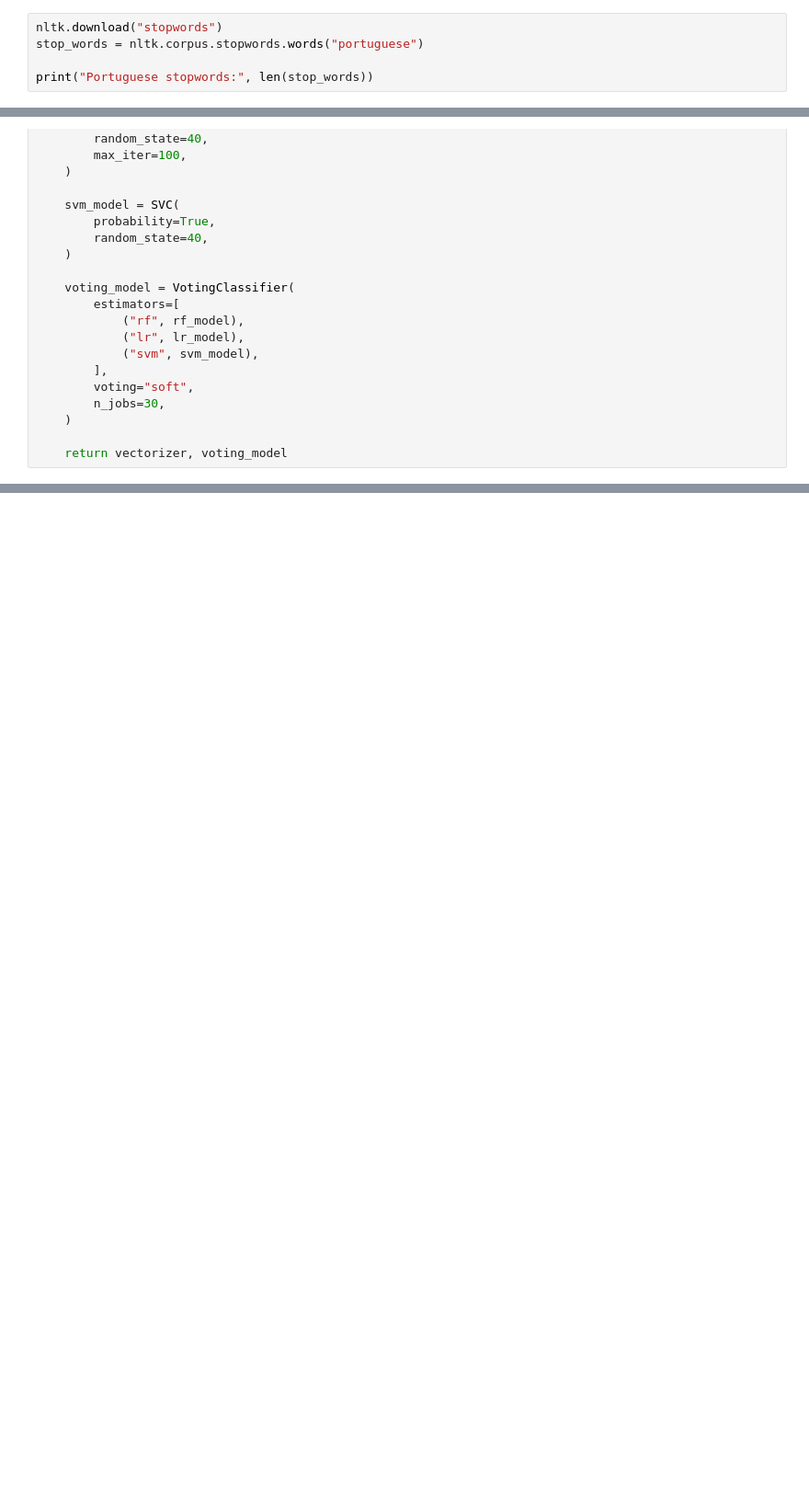
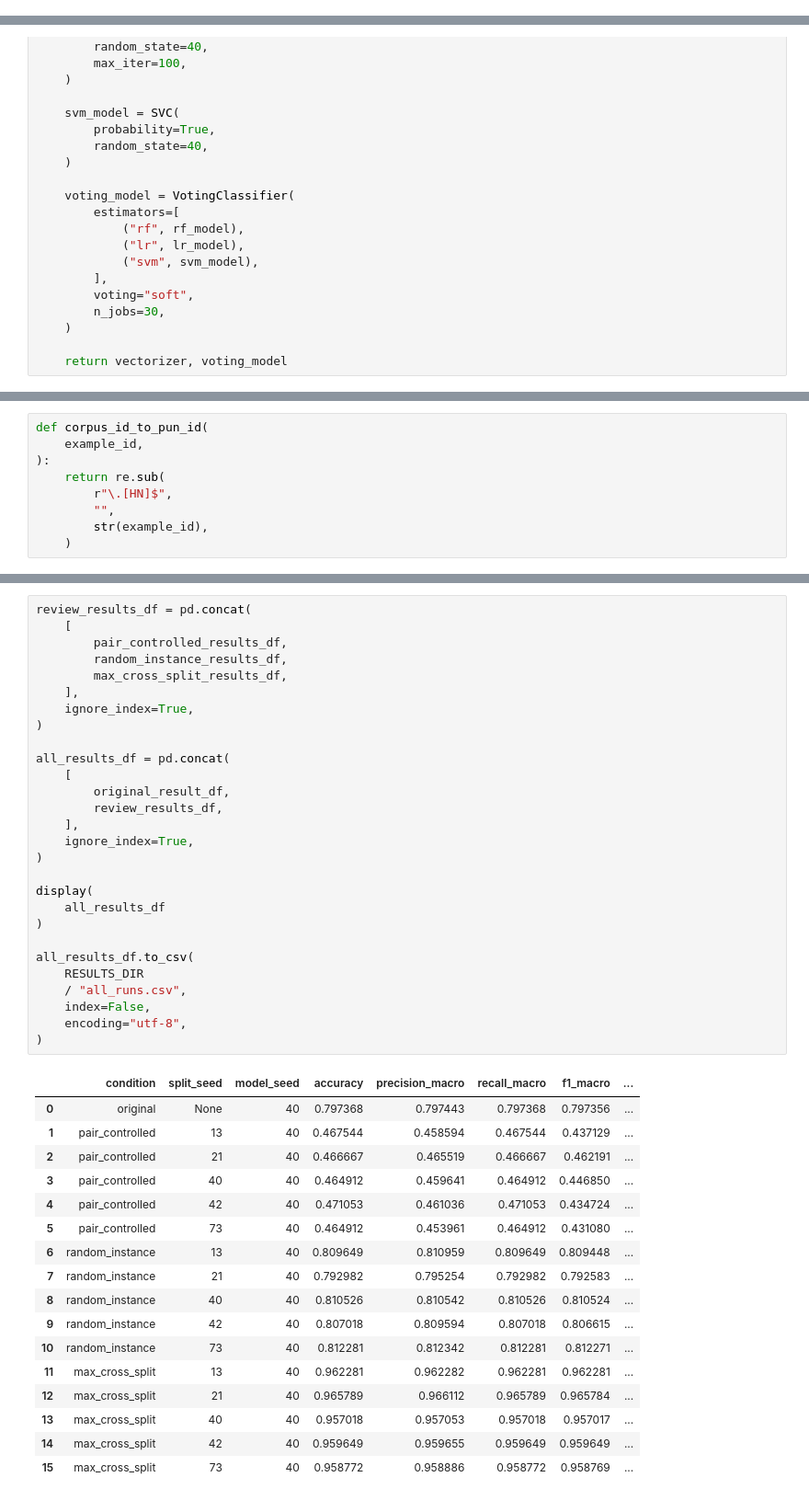
Before and after one commit to avelando/pun-detection-split-analysis, a Jupyter notebook: src/models/train_ensemble.ipynb, the cells around one changed output, grey strips where cells are left out. Shown at 92% size. Cells and saved outputs as stored; diff of their text form; blank space fills up the shorter version.

```diff
--- a/src/models/train_ensemble.ipynb
+++ b/src/models/train_ensemble.ipynb
@@ -87,5 +155,0 @@ print("Results:", RESULTS_DIR)
-# %%
-nltk.download("stopwords")
-stop_words = nltk.corpus.stopwords.words("portuguese")
-
-print("Portuguese stopwords:", len(stop_words))
@@ -805,0 +341,9 @@ else:
+# %%
+def corpus_id_to_pun_id(
+    example_id,
+):
+    return re.sub(
+        r"\.[HN]$",
+        "",
+        str(example_id),
+    )
@@ -805,0 +1631,46 @@ else:
+# %%
+review_results_df = pd.concat(
+    [
+        pair_controlled_results_df,
+        random_instance_results_df,
+        max_cross_split_results_df,
+    ],
+    ignore_index=True,
+)
+
+all_results_df = pd.concat(
+    [
+        original_result_df,
+        review_results_df,
+    ],
+    ignore_index=True,
+)
+
+display(
+    all_results_df
+)
+
+all_results_df.to_csv(
+    RESULTS_DIR
+    / "all_runs.csv",
+    index=False,
+    encoding="utf-8",
+)
+# %% [output]
+|  | condition | split_seed | model_seed | accuracy | precision_macro | recall_macro | f1_macro | ... |
+| 0 | original | None | 40 | 0.797368 | 0.797443 | 0.797368 | 0.797356 | ... |
+| 1 | pair_controlled | 13 | 40 | 0.467544 | 0.458594 | 0.467544 | 0.437129 | ... |
+| 2 | pair_controlled | 21 | 40 | 0.466667 | 0.465519 | 0.466667 | 0.462191 | ... |
+| 3 | pair_controlled | 40 | 40 | 0.464912 | 0.459641 | 0.464912 | 0.446850 | ... |
+| 4 | pair_controlled | 42 | 40 | 0.471053 | 0.461036 | 0.471053 | 0.434724 | ... |
+| 5 | pair_controlled | 73 | 40 | 0.464912 | 0.453961 | 0.464912 | 0.431080 | ... |
+| 6 | random_instance | 13 | 40 | 0.809649 | 0.810959 | 0.809649 | 0.809448 | ... |
+| 7 | random_instance | 21 | 40 | 0.792982 | 0.795254 | 0.792982 | 0.792583 | ... |
+| 8 | random_instance | 40 | 40 | 0.810526 | 0.810542 | 0.810526 | 0.810524 | ... |
+| 9 | random_instance | 42 | 40 | 0.807018 | 0.809594 | 0.807018 | 0.806615 | ... |
+| 10 | random_instance | 73 | 40 | 0.812281 | 0.812342 | 0.812281 | 0.812271 | ... |
+| 11 | max_cross_split | 13 | 40 | 0.962281 | 0.962282 | 0.962281 | 0.962281 | ... |
+| 12 | max_cross_split | 21 | 40 | 0.965789 | 0.966112 | 0.965789 | 0.965784 | ... |
+| 13 | max_cross_split | 40 | 40 | 0.957018 | 0.957053 | 0.957018 | 0.957017 | ... |
+| 14 | max_cross_split | 42 | 40 | 0.959649 | 0.959655 | 0.959649 | 0.959649 | ... |
+| 15 | max_cross_split | 73 | 40 | 0.958772 | 0.958886 | 0.958772 | 0.958769 | ... |
```
Also changed, not shown: parts of 49 cells of this notebook, 1 other file.
